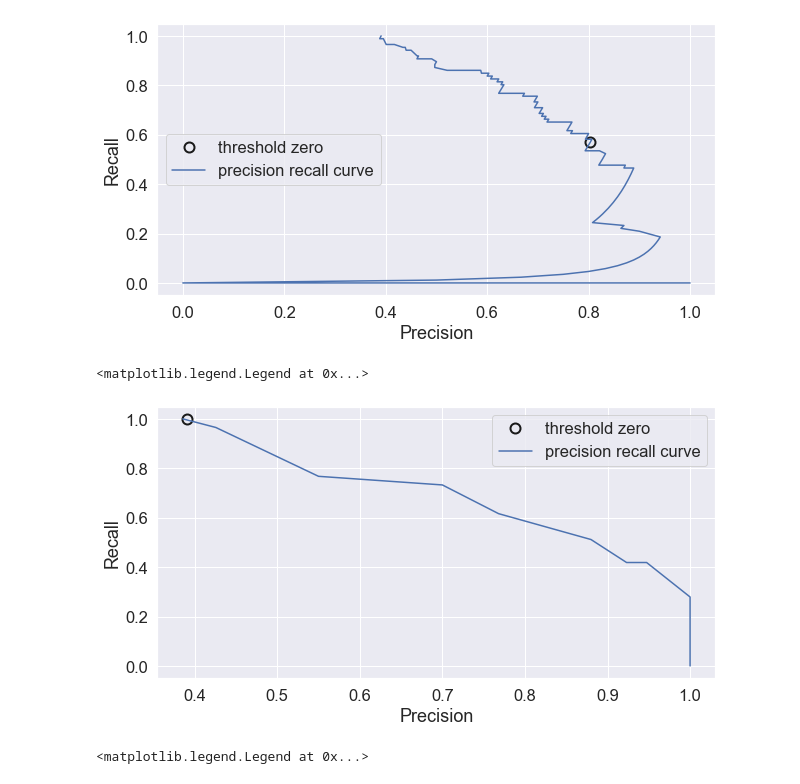
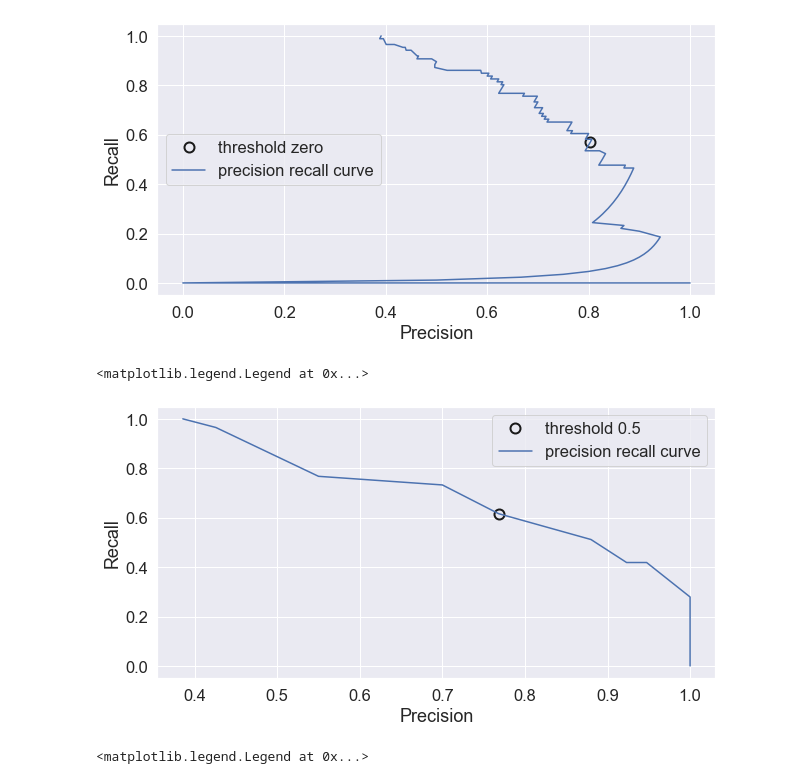
Before and after one commit to royceto/taitanic, a Jupyter notebook: 7_confusion_matrix_etal.ipynb, the cells around one changed output. Saved outputs shown, nothing was run; the diff lists cells and outputs as text; code cells hidden in the pictures.

```diff
--- a/7_confusion_matrix_etal.ipynb
+++ b/7_confusion_matrix_etal.ipynb
@@ -439,23 +439,23 @@ plt.legend(loc="best")
 # %%
 #KNN
 
 plt.figure(figsize=(10,5))
 sns.set(font_scale=1.5)
 
 precision_knn, recall_knn, thresholds_knn = precision_recall_curve(y_test, knn.predict_proba(X_test)[:,1])
 
-close_zero_knn = np.argmin(np.abs(thresholds_knn))
+close_zero_knn = np.argmin(np.abs(thresholds_knn - 0.5))
 
-plt.plot(precision_svc[close_zero_knn], recall_svc[close_zero_knn], "o", markersize=10, label="threshold zero",fillstyle="none", c="k", mew=2)
+plt.plot(precision_knn[close_zero_knn], recall_knn[close_zero_knn], "o", markersize=10, label="threshold 0.5",fillstyle="none", c="k", mew=2)
 
 plt.plot(precision_knn, recall_knn, label="precision recall curve")
 
 plt.xlabel("Precision")
 plt.ylabel("Recall")
 plt.legend(loc="best")
 # %% [output]
 <matplotlib.legend.Legend at 0x...>
-[figure, old version]
+[figure, new version]
 # %%
 #logreg
 
```
Also changed, not shown: parts of 6 cells of this notebook.
